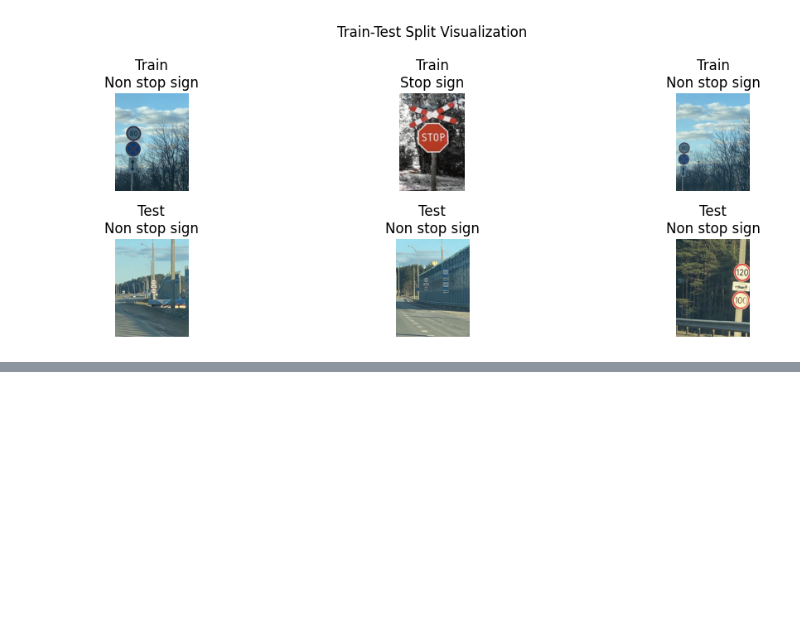
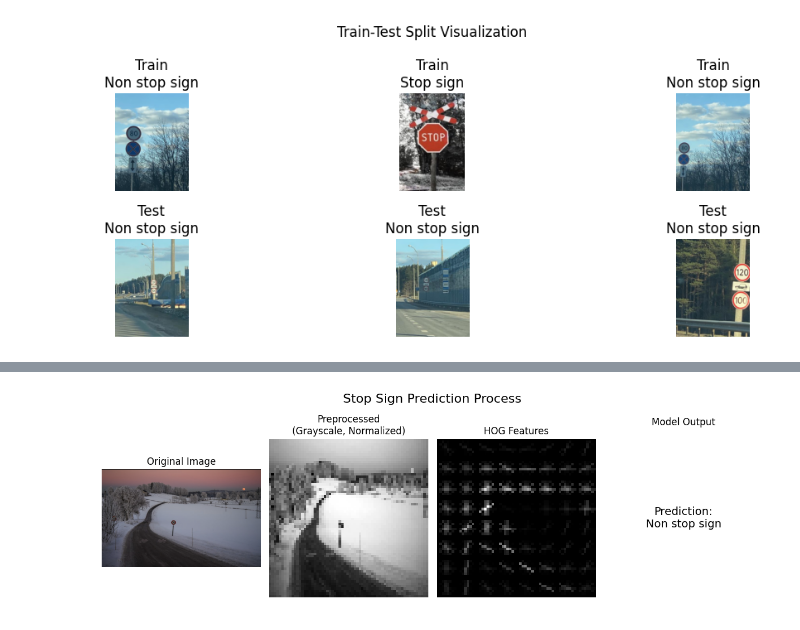
Before and after one commit to irfanshahmayeen/GR-08-CSE-445-Machine-Learnling-Stop-Sign-Detection-In-The-Street-, a Jupyter notebook: main.ipynb, the cells around one changed output, grey strips where cells are left out. Saved outputs shown, nothing was run; the diff lists cells and outputs as text; code cells hidden in the pictures; blank space fills up the shorter version.

```diff
--- a/main.ipynb
+++ b/main.ipynb
@@ -298,0 +416,39 @@ plt.show()
+# %%
+import matplotlib.pyplot as plt
+
+# Assuming test_img_original, test_img_processed, result, and model are defined from Cell 1
+
+plt.figure(figsize=(12, 4))
+
+# Original image
+plt.subplot(1, 4, 1)
+original_rgb = cv2.cvtColor(test_img_original, cv2.COLOR_BGR2RGB)
+plt.imshow(original_rgb)
+plt.title("Original Image")
+plt.axis('off')
+
+# Preprocessed image (grayscale, normalized)
+plt.subplot(1, 4, 2)
+plt.imshow(test_img_processed, cmap='gray')
+plt.title("Preprocessed\n(Grayscale, Normalized)")
+plt.axis('off')
+
+# HOG visualization
+plt.subplot(1, 4, 3)
+_, hog_image = hog(test_img_processed, pixels_per_cell=(8, 8), cells_per_block=(2, 2), visualize=True)
+plt.imshow(hog_image, cmap='gray')
+plt.title("HOG Features")
+plt.axis('off')
+
+# Prediction result
+plt.subplot(1, 4, 4)
+plt.text(0.5, 0.5, f"Prediction:\n{result}",
+         fontsize=14, ha='center', va='center')
+plt.title("Model Output")
+plt.axis('off')
+
+plt.suptitle("Stop Sign Prediction Process", fontsize=16)
+plt.tight_layout()
+plt.show()
+# %% [output]
+[figure, added]
```
Also changed, not shown: parts of 5 cells of this notebook.
